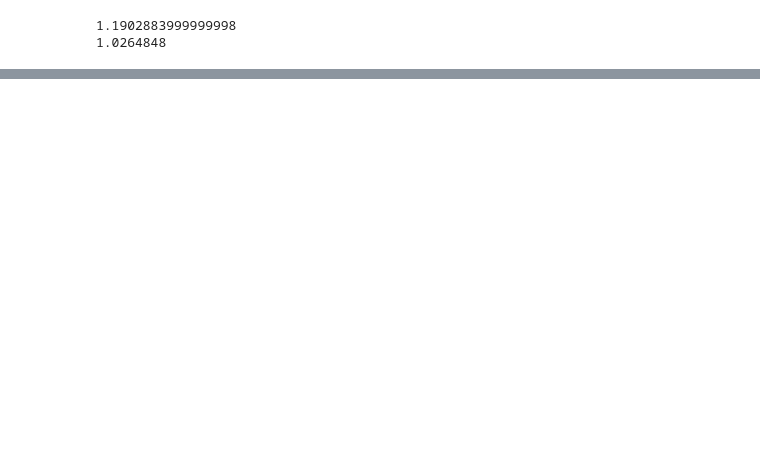
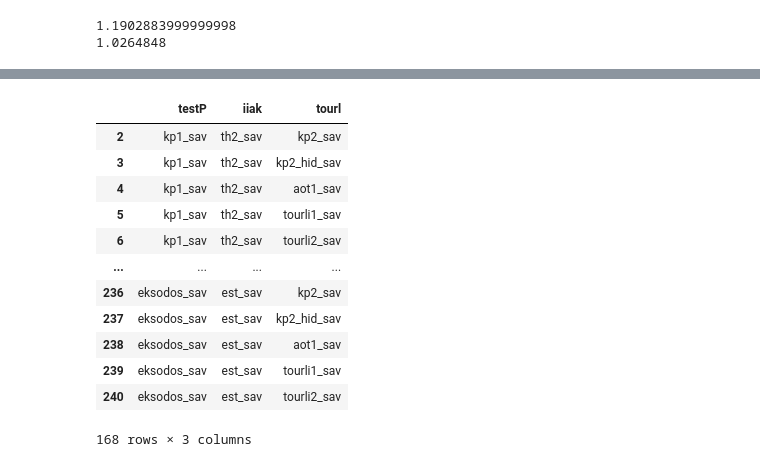
Before and after one commit to DimitrisMitroulis/TaskDistribution, a Jupyter notebook: Untitled0.ipynb, the cells around one changed output, grey strips where cells are left out. Saved outputs shown, nothing was run; the diff lists cells and outputs as text; code cells hidden in the pictures; blank space fills up the shorter version.

```diff
--- a/Untitled0.ipynb
+++ b/Untitled0.ipynb
@@ -630,0 +653,25 @@ print(all_combinations)
+# %%
+df = result_df
+
+
+# Identify and drop rows with any duplicated elements in the same row
+rows_contain_duplicates = df.apply(lambda row: row.duplicated().any(), axis=1)
+
+# Drop rows based on the boolean series
+df_no_duplicates = df[~rows_contain_duplicates]
+# %%
+df_no_duplicates
+# %% [output]
+|  | testP | iiak | tourl |
+| 2 | kp1_sav | th2_sav | kp2_sav |
+| 3 | kp1_sav | th2_sav | kp2_hid_sav |
+| 4 | kp1_sav | th2_sav | aot1_sav |
+| 5 | kp1_sav | th2_sav | tourli1_sav |
+| 6 | kp1_sav | th2_sav | tourli2_sav |
+| ... | ... | ... | ... |
+| 236 | eksodos_sav | est_sav | kp2_sav |
+| 237 | eksodos_sav | est_sav | kp2_hid_sav |
+| 238 | eksodos_sav | est_sav | aot1_sav |
+| 239 | eksodos_sav | est_sav | tourli1_sav |
+| 240 | eksodos_sav | est_sav | tourli2_sav |
+168 rows × 3 columns
```
Also changed, not shown: parts of 5 cells of this notebook.
